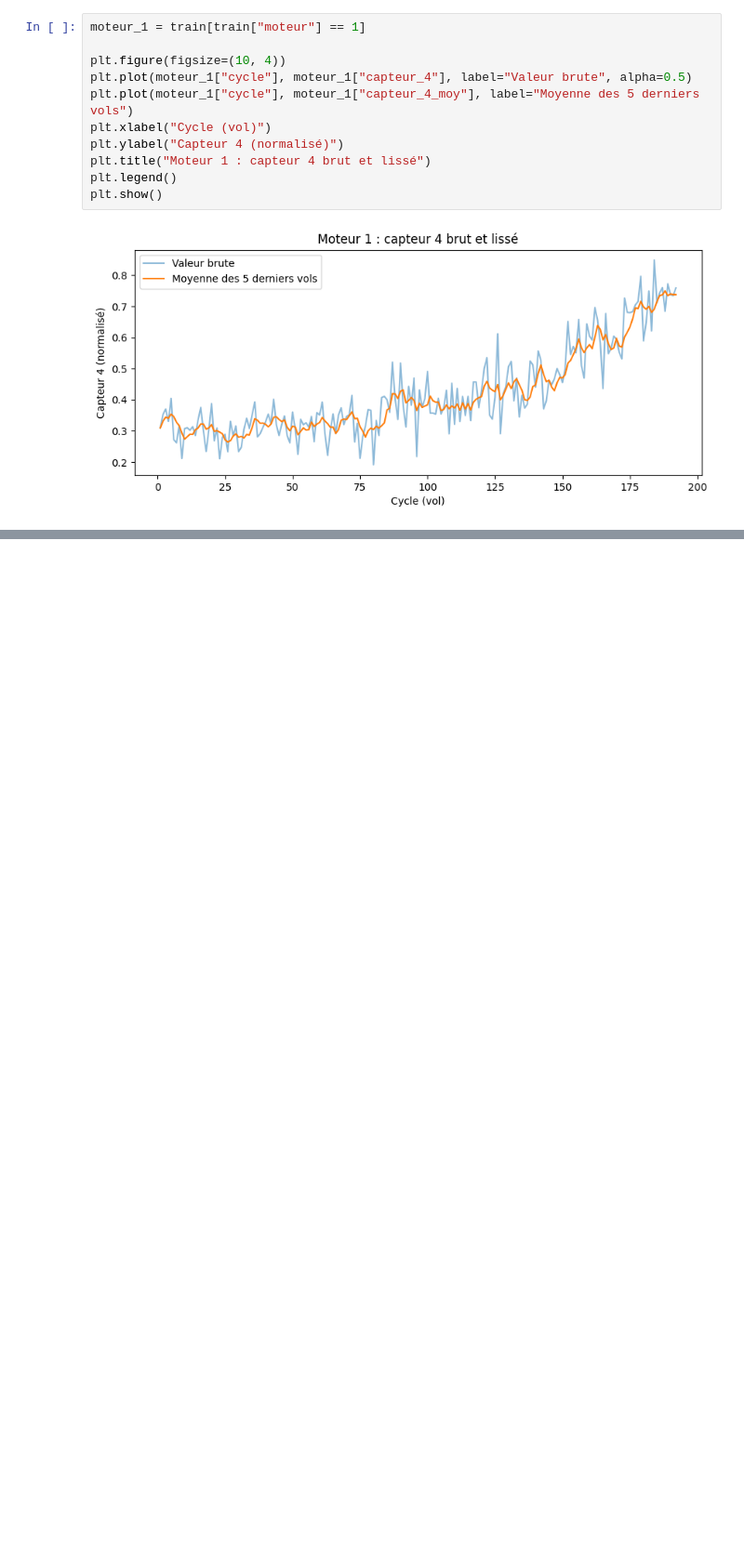
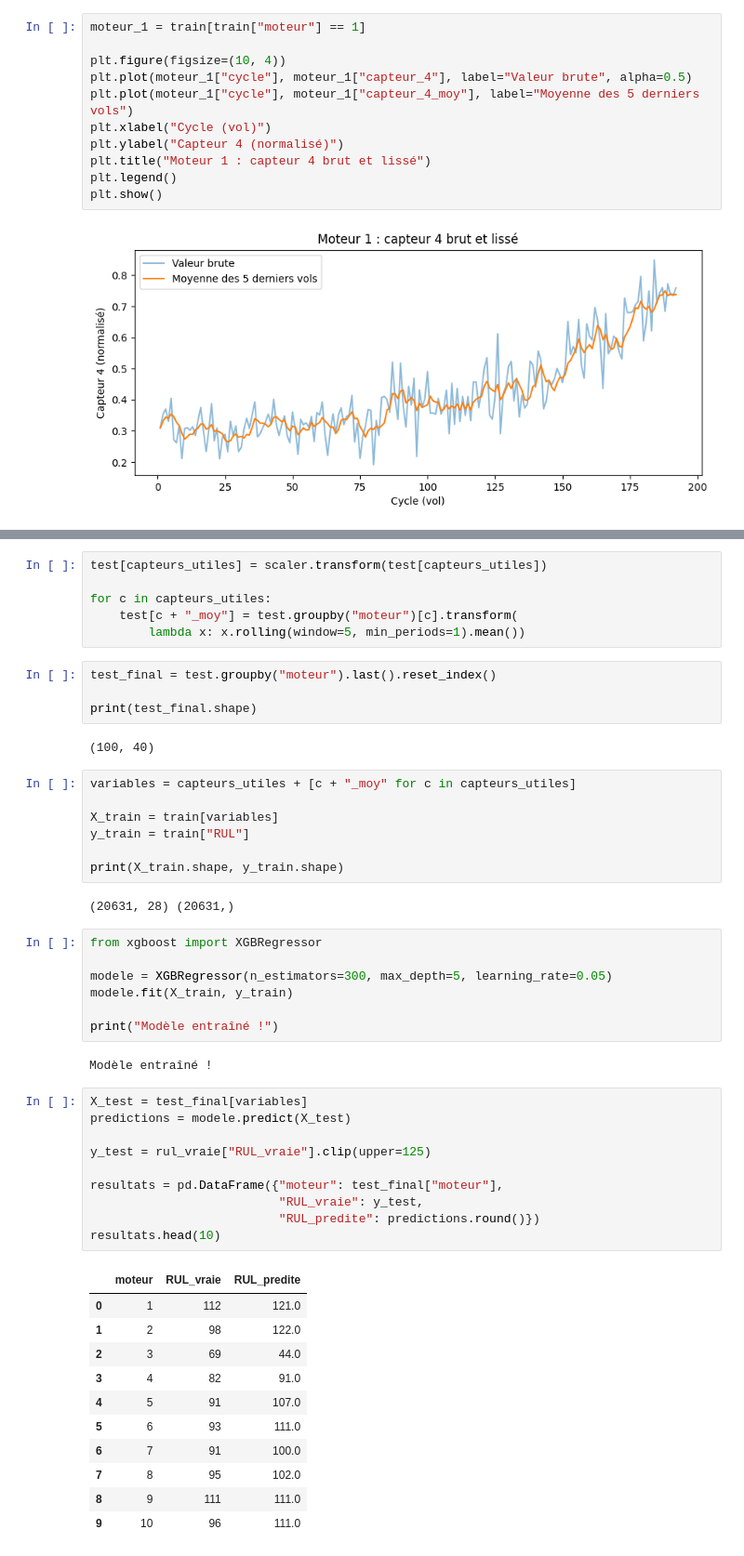
Before and after one commit to Bousara/turbofan-predictive-maintenance, a Jupyter notebook: notebooks/01_exploration.ipynb, the cells around one changed output, grey strips where cells are left out. Shown at 93% size. Cells and saved outputs as stored; diff of their text form; blank space fills up the shorter version.

Commit message:
Premier modèle XGBoost : RMSE 17.1, score NASA 857

```diff
--- a/notebooks/01_exploration.ipynb
+++ b/notebooks/01_exploration.ipynb
@@ -259,0 +279,52 @@ plt.show()
+# %%
+test[capteurs_utiles] = scaler.transform(test[capteurs_utiles])
+
+for c in capteurs_utiles:
+    test[c + "_moy"] = test.groupby("moteur")[c].transform(
+        lambda x: x.rolling(window=5, min_periods=1).mean())
+# %%
+test_final = test.groupby("moteur").last().reset_index()
+
+print(test_final.shape)
+# %% [output]
+(100, 40)
+# %%
+variables = capteurs_utiles + [c + "_moy" for c in capteurs_utiles]
+
+X_train = train[variables]
+y_train = train["RUL"]
+
+print(X_train.shape, y_train.shape)
+# %% [output]
+(20631, 28) (20631,)
+# %%
+from xgboost import XGBRegressor
+
+modele = XGBRegressor(n_estimators=300, max_depth=5, learning_rate=0.05)
+modele.fit(X_train, y_train)
+
+print("Modèle entraîné !")
+# %% [output]
+Modèle entraîné !
+# %%
+X_test = test_final[variables]
+predictions = modele.predict(X_test)
+
+y_test = rul_vraie["RUL_vraie"].clip(upper=125)
+
+resultats = pd.DataFrame({"moteur": test_final["moteur"],
+                          "RUL_vraie": y_test,
+                          "RUL_predite": predictions.round()})
+resultats.head(10)
+# %% [output]
+|  | moteur | RUL_vraie | RUL_predite |
+| 0 | 1 | 112 | 121.0 |
+| 1 | 2 | 98 | 122.0 |
+| 2 | 3 | 69 | 44.0 |
+| 3 | 4 | 82 | 91.0 |
+| 4 | 5 | 91 | 107.0 |
+| 5 | 6 | 93 | 111.0 |
+| 6 | 7 | 91 | 100.0 |
+| 7 | 8 | 95 | 102.0 |
+| 8 | 9 | 111 | 111.0 |
+| 9 | 10 | 96 | 111.0 |
```
Also changed, not shown: parts of 4 cells of this notebook.
